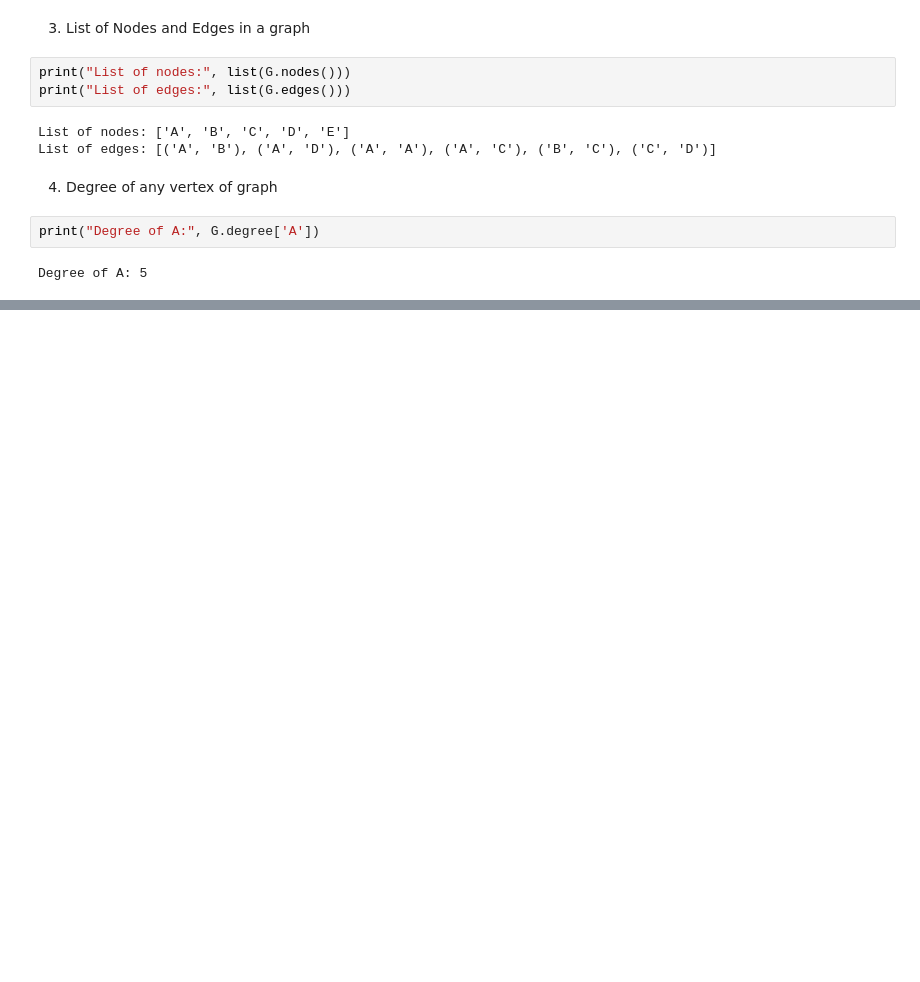
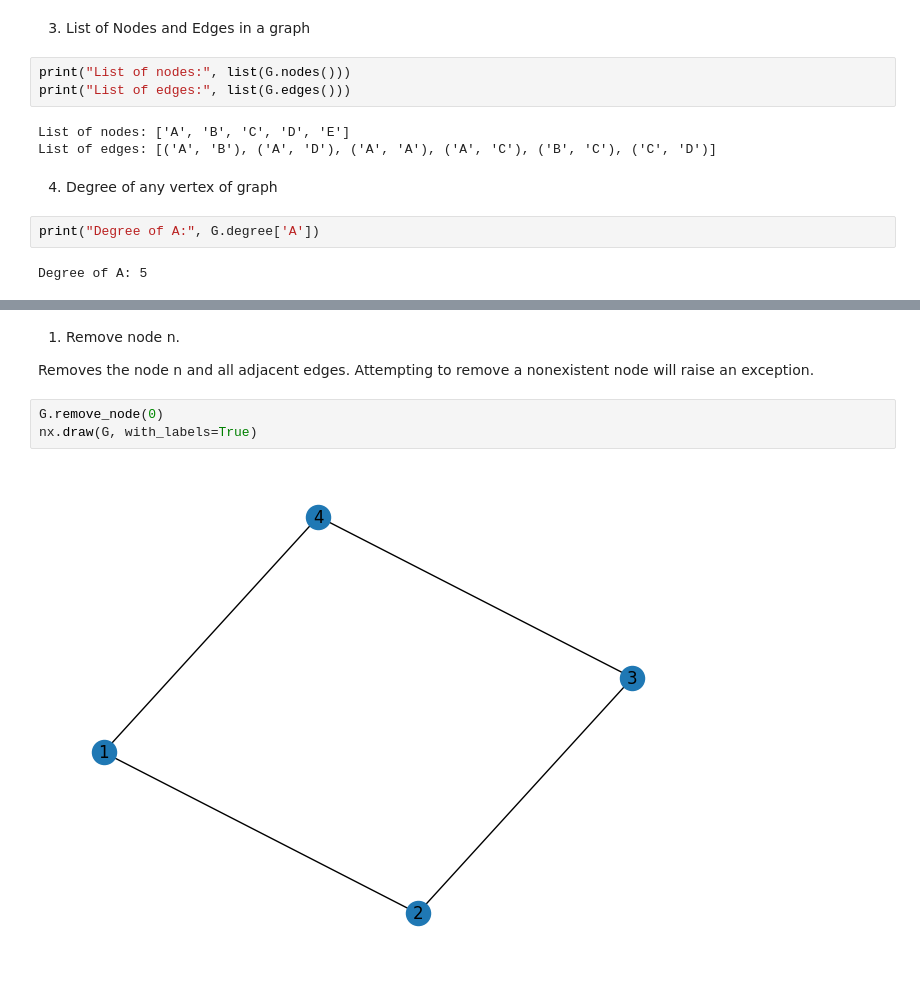
Before and after one commit to coderzaman/Knowledge-Engineering, a Jupyter notebook: Unidirected_Graph.ipynb, the cells around one changed output, grey strips where cells are left out. Drawn from its saved outputs; the diff is of its cells as text; blank space fills up the shorter version.

```diff
--- a/Unidirected_Graph.ipynb
+++ b/Unidirected_Graph.ipynb
@@ -78,0 +94,9 @@ Degree of A: 5
+# %% [markdown]
+1. Remove node n.
+
+  Removes the node n and all adjacent edges. Attempting to remove a nonexistent node will raise an exception.
+# %%
+G.remove_node(0)
+nx.draw(G, with_labels=True)
+# %% [output]
+[figure, added]
```
Also changed, not shown: parts of 15 cells of this notebook.
